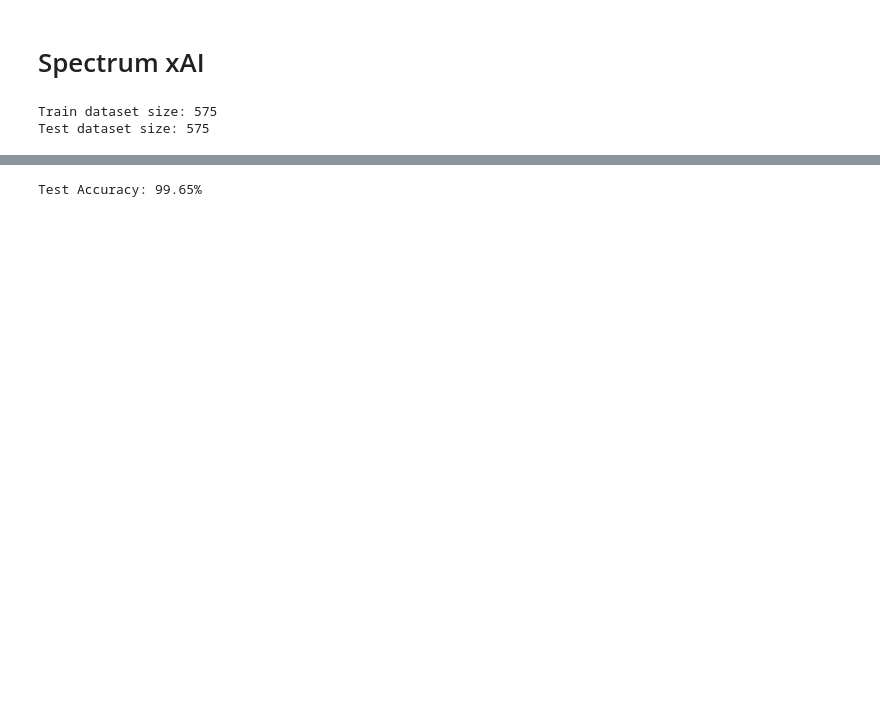
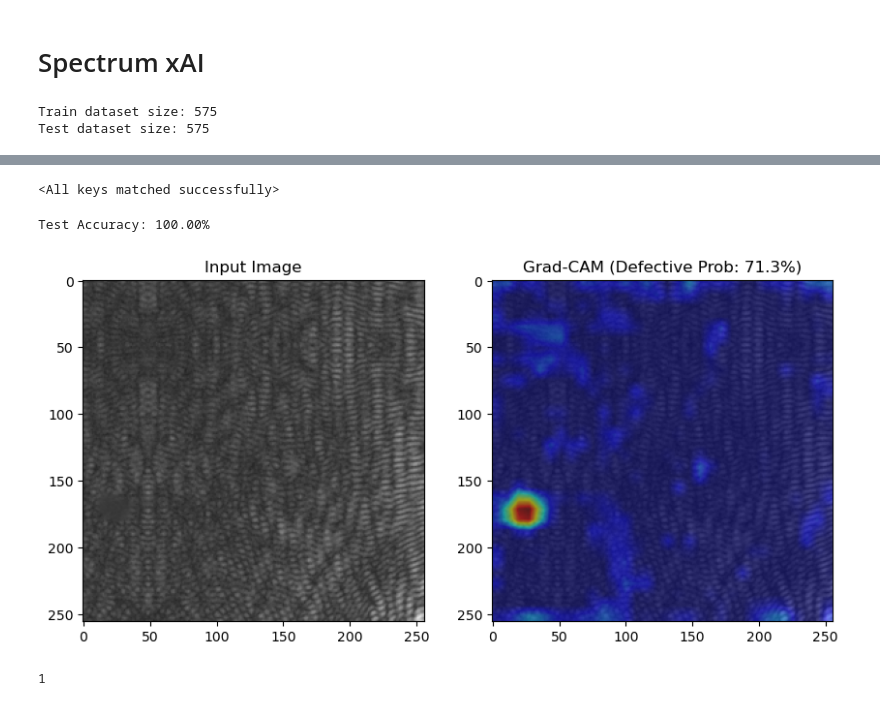
Before and after one commit to IsmailHatim/Spectrum, a Jupyter notebook: main.ipynb, the cells around one changed output, grey strips where cells are left out. Cells and saved outputs as stored; diff of their text form; code cells hidden in the pictures; blank space fills up the shorter version.

Commit message:
Added densenet and gradcam

```diff
--- a/main.ipynb
+++ b/main.ipynb
@@ -124,3 +127,15 @@ Epoch [10/10], Loss: 0.6440, Train Accuracy: 100.0000
+# %%
+device = torch.device("cuda" if torch.cuda.is_available() else "cpu")
+model = models.densenet121(weights="DEFAULT").to(device)
+
+num_ftrs = model.classifier.in_features
+model.classifier = nn.Sequential(
+    nn.Linear(num_ftrs, 1),
+    nn.Sigmoid()
+).to(device)
+model.load_state_dict(torch.load("model_densenet121_class1.pth"))
+# %% [output]
+<All keys matched successfully>
 # %%
 model.eval()
 correct = 0
@@ -138,4 +153,4 @@ with torch.no_grad():
 accuracy = 100 * correct / total
 print(f"Test Accuracy: {accuracy:.2f}%")
 # %% [output]
-Test Accuracy: 99.65%
+Test Accuracy: 100.00%
@@ -141,0 +231,8 @@ Test Accuracy: 99.65%
+# %%
+index = 9
+image, label = test_dataset[index][0].unsqueeze(0), test_dataset[index][1]
+show_grad_cam(model, image, 6)
+print(label)
+# %% [output]
+[figure, added]
+1
```
Also changed, not shown: parts of 3 cells of this notebook, 1 other file.
